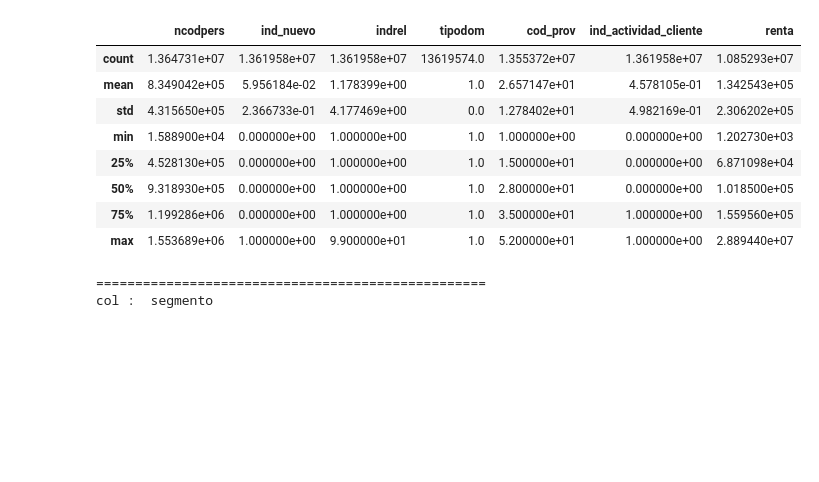
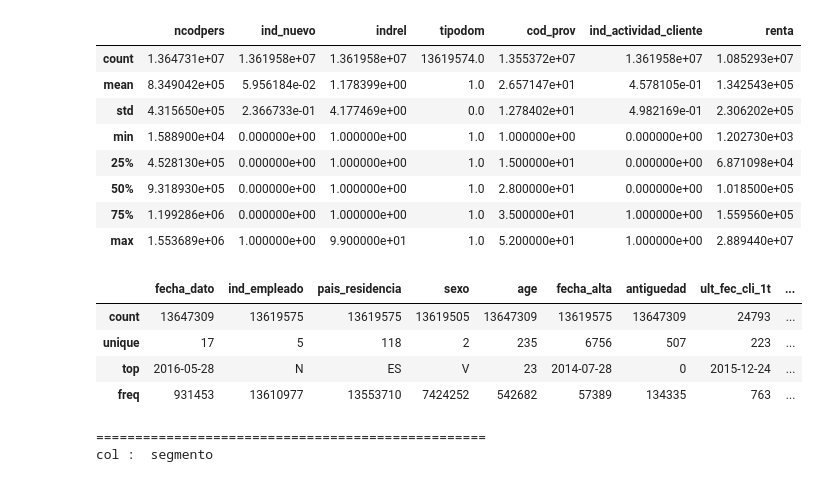
Before and after one commit to jsrimr/kaggle_santaner, a Jupyter notebook: kaggle_santander_product_recommendation/ipynb/01 Data.ipynb, the cells around one changed output. Cells and saved outputs as stored; diff of their text form; code cells hidden in the pictures; blank space fills up the shorter version.

```diff
--- a/kaggle_santander_product_recommendation/ipynb/01 Data.ipynb
+++ b/kaggle_santander_product_recommendation/ipynb/01 Data.ipynb
@@ -104,13 +104,14 @@ trn[num_cols].describe()
 # %%
 num_cols
 # %%
-st = time.time()
-
-# observe numerical columns
 cat_cols = [col for col in trn.columns[:24] if trn[col].dtype in ['O']]
-print(trn[cat_cols].describe())
-
-print_time(time.time(),st)
+trn[cat_cols].describe()
+# %% [output]
+|  | fecha_dato | ind_empleado | pais_residencia | sexo | age | fecha_alta | antiguedad | ult_fec_cli_1t | ... |
+| count | 13647309 | 13619575 | 13619575 | 13619505 | 13647309 | 13619575 | 13647309 | 24793 | ... |
+| unique | 17 | 5 | 118 | 2 | 235 | 6756 | 507 | 223 | ... |
+| top | 2016-05-28 | N | ES | V | 23 | 2014-07-28 | 0 | 2015-12-24 | ... |
+| freq | 931453 | 13610977 | 13553710 | 7424252 | 542682 | 57389 | 134335 | 763 | ... |
 # %%
 cat_cols
 # %%
```
